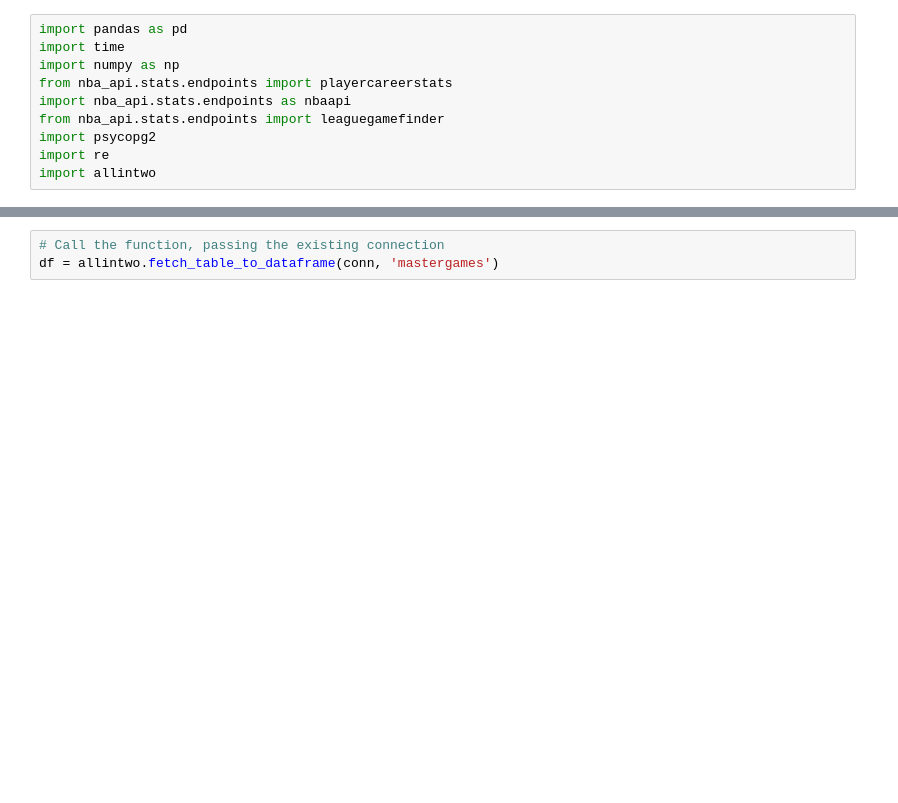
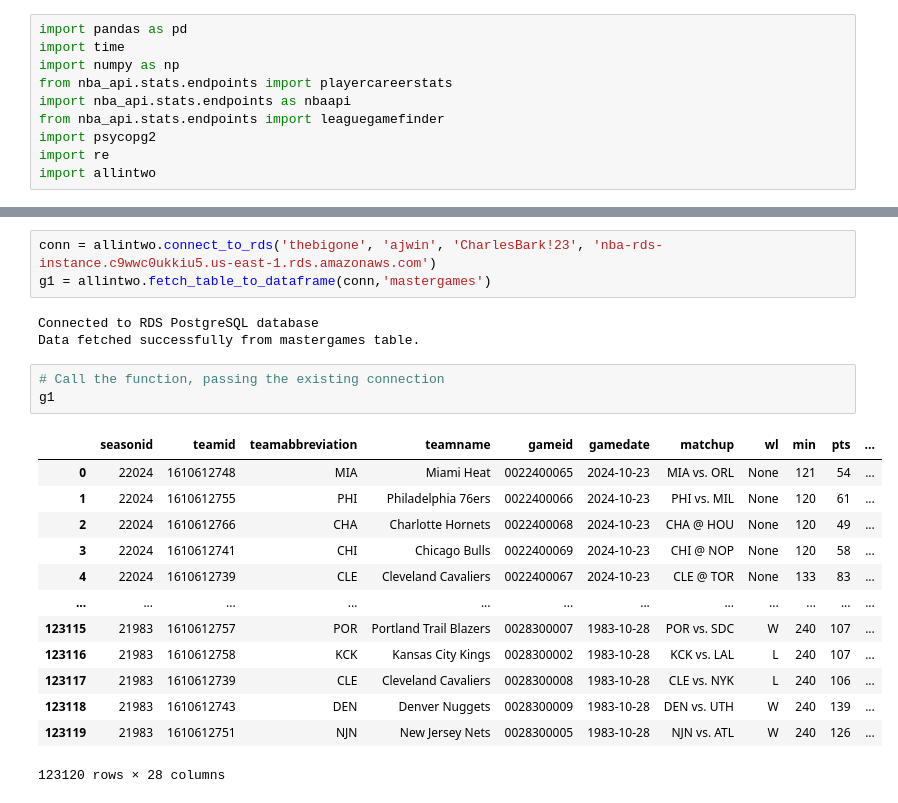
Before and after one commit to ajwinters/bballagg, a Jupyter notebook: masters.ipynb, the cells around one changed output, grey strips where cells are left out. Cells and saved outputs as stored; diff of their text form; blank space fills up the shorter version.

Commit message:
Finished masters. Made changes to 'all' updater

```diff
--- a/masters.ipynb
+++ b/masters.ipynb
@@ -70,3 +68,23 @@ Data inserted successfully into masterplayers table.
+# %%
+conn = allintwo.connect_to_rds('thebigone', 'ajwin', 'CharlesBark!23', 'nba-rds-instance.c9wwc0ukkiu5.us-east-1.rds.amazonaws.com')
+g1 = allintwo.fetch_table_to_dataframe(conn,'mastergames')
+# %% [output]
+Connected to RDS PostgreSQL database
+Data fetched successfully from mastergames table.
 # %%
 # Call the function, passing the existing connection
-df = allintwo.fetch_table_to_dataframe(conn, 'mastergames')
+g1
+# %% [output]
+|  | seasonid | teamid | teamabbreviation | teamname | gameid | gamedate | matchup | wl | min | pts | ... |
+| 0 | 22024 | 1610612748 | MIA | Miami Heat | 0022400065 | 2024-10-23 | MIA vs. ORL | None | 121 | 54 | ... |
+| 1 | 22024 | 1610612755 | PHI | Philadelphia 76ers | 0022400066 | 2024-10-23 | PHI vs. MIL | None | 120 | 61 | ... |
+| 2 | 22024 | 1610612766 | CHA | Charlotte Hornets | 0022400068 | 2024-10-23 | CHA @ HOU | None | 120 | 49 | ... |
+| 3 | 22024 | 1610612741 | CHI | Chicago Bulls | 0022400069 | 2024-10-23 | CHI @ NOP | None | 120 | 58 | ... |
+| 4 | 22024 | 1610612739 | CLE | Cleveland Cavaliers | 0022400067 | 2024-10-23 | CLE @ TOR | None | 133 | 83 | ... |
+| ... | ... | ... | ... | ... | ... | ... | ... | ... | ... | ... | ... |
+| 123115 | 21983 | 1610612757 | POR | Portland Trail Blazers | 0028300007 | 1983-10-28 | POR vs. SDC | W | 240 | 107 | ... |
+| 123116 | 21983 | 1610612758 | KCK | Kansas City Kings | 0028300002 | 1983-10-28 | KCK vs. LAL | L | 240 | 107 | ... |
+| 123117 | 21983 | 1610612739 | CLE | Cleveland Cavaliers | 0028300008 | 1983-10-28 | CLE vs. NYK | L | 240 | 106 | ... |
+| 123118 | 21983 | 1610612743 | DEN | Denver Nuggets | 0028300009 | 1983-10-28 | DEN vs. UTH | W | 240 | 139 | ... |
+| 123119 | 21983 | 1610612751 | NJN | New Jersey Nets | 0028300005 | 1983-10-28 | NJN vs. ATL | W | 240 | 126 | ... |
+123120 rows × 28 columns
```
Also changed, not shown: parts of 3 cells of this notebook, 2 other files.
